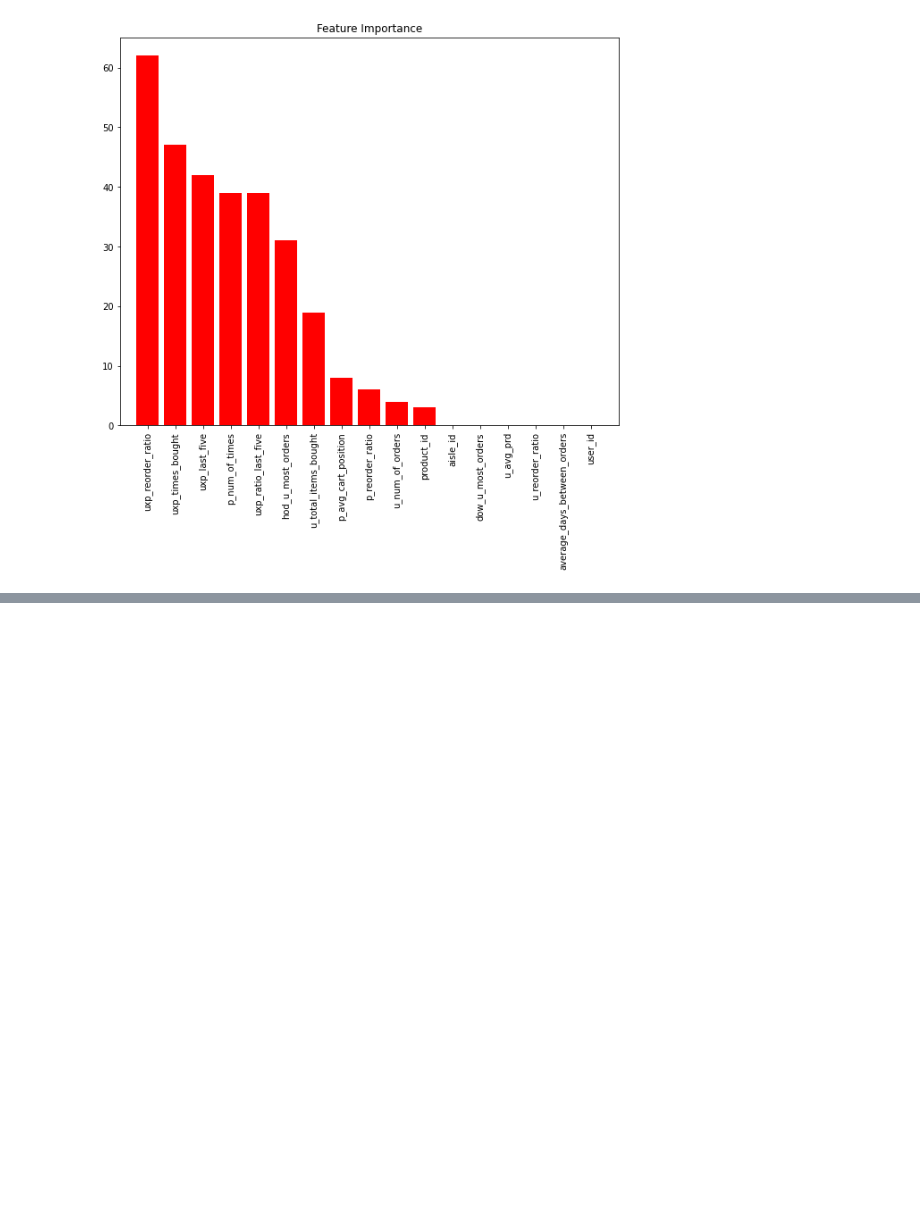
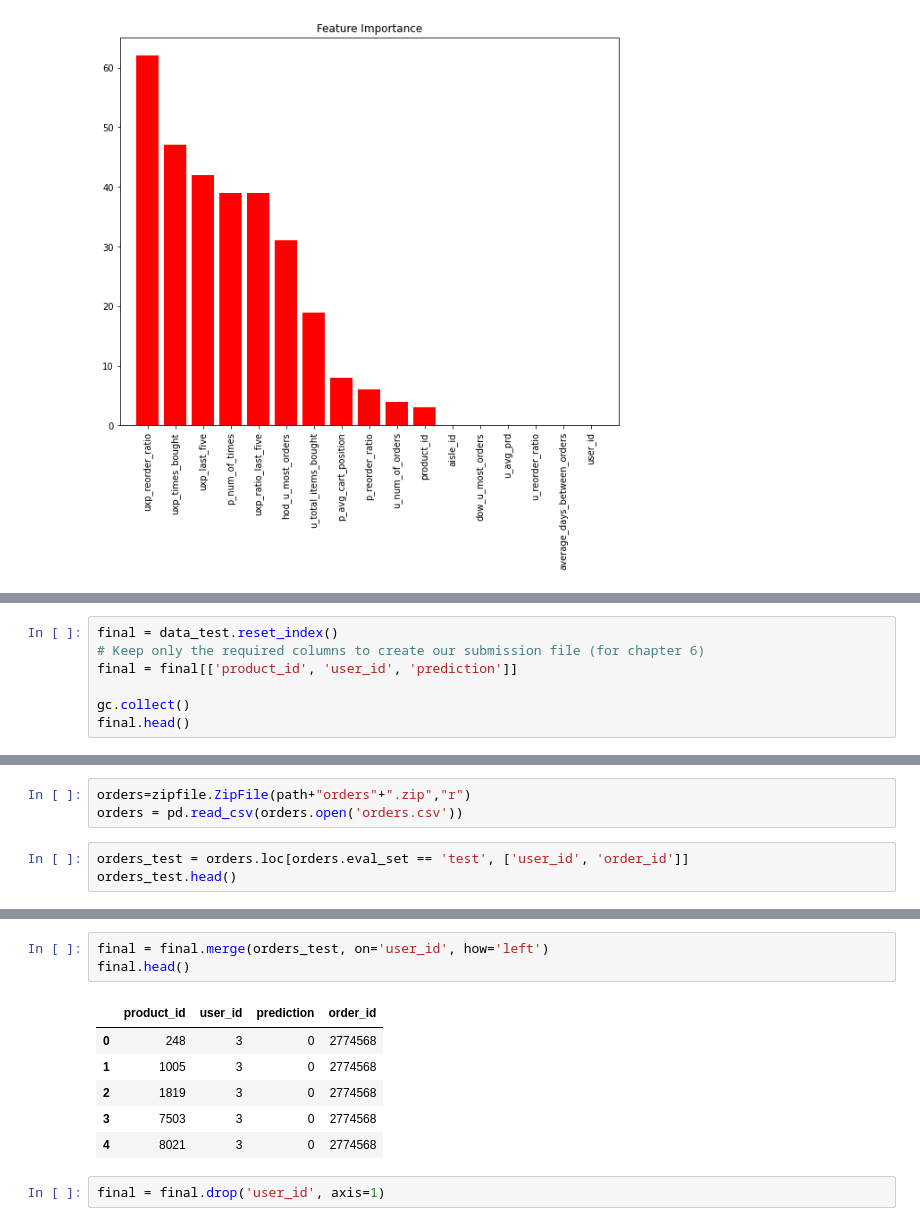
Before and after one commit to shitizz24/Grocery-Recommender, a Jupyter notebook: Notebooks/LGBM.ipynb, the cells around one changed output, grey strips where cells are left out. Cells and saved outputs as stored; diff of their text form; blank space fills up the shorter version.

```diff
--- a/Notebooks/LGBM.ipynb
+++ b/Notebooks/LGBM.ipynb
@@ -143,0 +120,7 @@ KeyboardInterrupt: ignored
+# %%
+final = data_test.reset_index()
+# Keep only the required columns to create our submission file (for chapter 6)
+final = final[['product_id', 'user_id', 'prediction']]
+
+gc.collect()
+final.head()
@@ -143,0 +134,6 @@ KeyboardInterrupt: ignored
+# %%
+orders=zipfile.ZipFile(path+"orders"+".zip","r")
+orders = pd.read_csv(orders.open('orders.csv'))
+# %%
+orders_test = orders.loc[orders.eval_set == 'test', ['user_id', 'order_id']]
+orders_test.head()
@@ -143,0 +147,12 @@ KeyboardInterrupt: ignored
+# %%
+final = final.merge(orders_test, on='user_id', how='left')
+final.head()
+# %% [output]
+|  | product_id | user_id | prediction | order_id |
+| 0 | 248 | 3 | 0 | 2774568 |
+| 1 | 1005 | 3 | 0 | 2774568 |
+| 2 | 1819 | 3 | 0 | 2774568 |
+| 3 | 7503 | 3 | 0 | 2774568 |
+| 4 | 8021 | 3 | 0 | 2774568 |
+# %%
+final = final.drop('user_id', axis=1)
```
Also changed, not shown: parts of 15 cells of this notebook.
